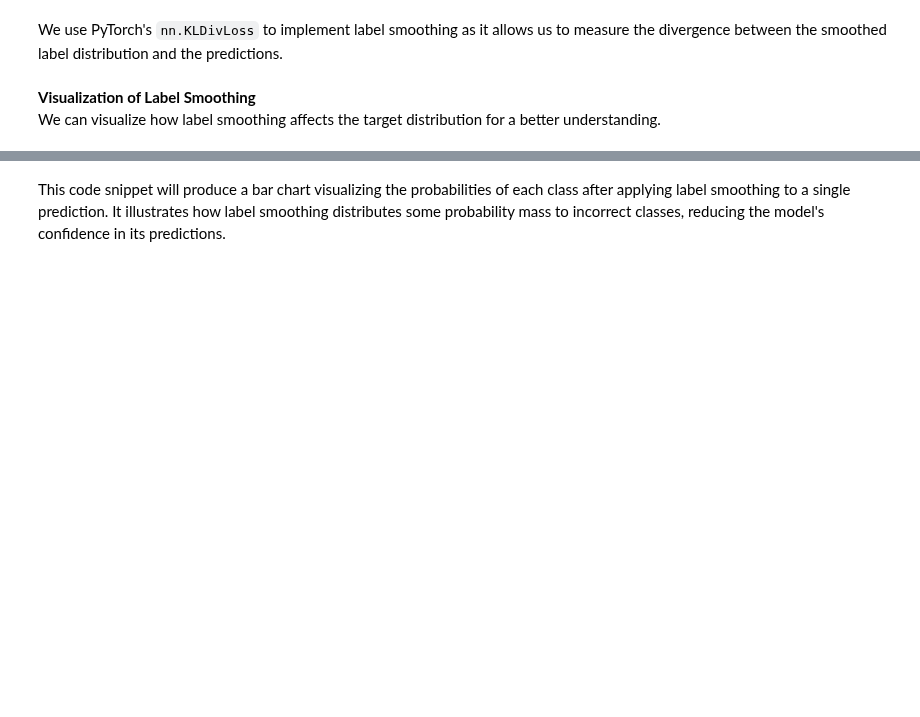
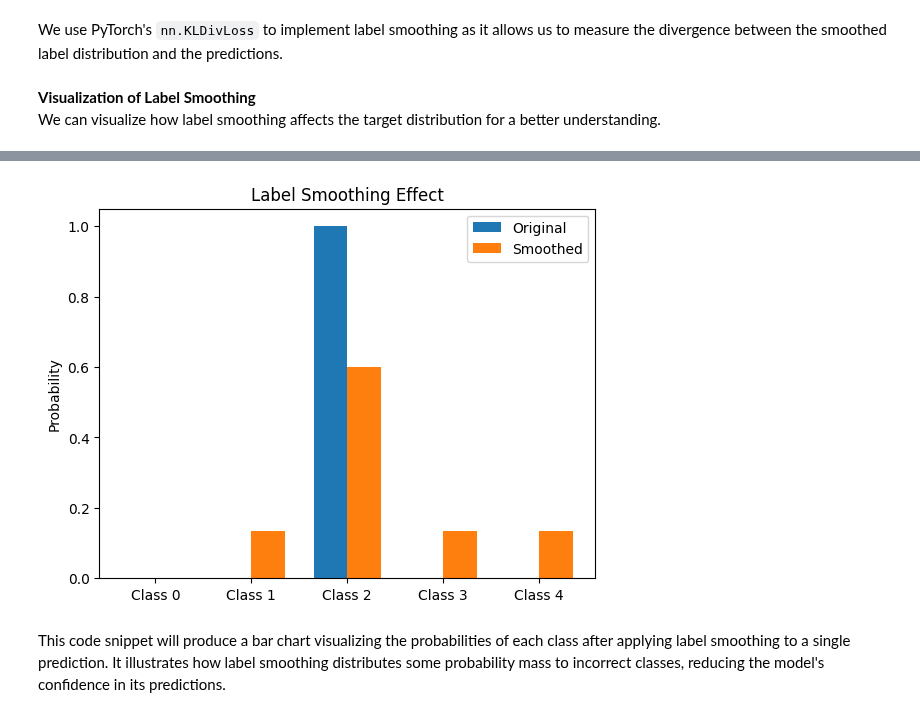
Before and after one commit to arkeodev/nlp, a Jupyter notebook: Simple_Transformers/simple_transformers.ipynb, the cells around one changed output, grey strips where cells are left out. Drawn from its saved outputs; the diff is of its cells as text; code cells hidden in the pictures; blank space fills up the shorter version.

```diff
--- a/Simple_Transformers/simple_transformers.ipynb
+++ b/Simple_Transformers/simple_transformers.ipynb
@@ -1110,7 +1110,10 @@ class LabelSmoothing(nn.Module):
 **Visualization of Label Smoothing**
 We can visualize how label smoothing affects the target distribution for a better understanding.
 # %%
-def visualize_label_smoothing_comparison():
+import matplotlib.pyplot as plt
+import numpy as np
+
+def visualize_label_smoothing_comparison_matplotlib():
     # Create a LabelSmoothing instance
     ls = LabelSmoothing(size=5, padding_idx=0, smoothing=0.4)
     # Simulated prediction
@@ -1120,33 +1123,29 @@ def visualize_label_smoothing_comparison():
     # Apply label smoothing
     ls(prediction.log(), target)
     # Extract the true distribution after label smoothing
-    smoothed_dist = ls.true_dist
+    smoothed_dist = ls.true_dist.numpy().flatten()
 
     # Assuming a hypothetical original distribution with full confidence in the correct class
-    original_dist = torch.zeros_like(smoothed_dist)
-    original_dist[0, target] = 1.0
-
-    # Convert to DataFrame for visualization
-    df_original = pd.DataFrame(original_dist.numpy(), columns=[f"Class {i}" for i in range(5)])
-    df_smoothed = pd.DataFrame(smoothed_dist.numpy(), columns=[f"Class {i}" for i in range(5)])
-
-    # Add a column to distinguish between original and smoothed
-    df_original['Type'] = 'Original'
-    df_smoothed['Type'] = 'Smoothed'
-
-    # Concatenate DataFrames and melt for Altair
-    df_combined = pd.concat([df_original, df_smoothed])
-    df_melted = df_combined.melt(id_vars=['Type'], var_name='Classes', value_name='Probability')
+    original_dist = np.zeros_like(smoothed_dist)
+    original_dist[target] = 1.0
 
     # Plotting
-    chart = alt.Chart(df_melted).mark_bar().encode(
-        x='Classes:N',
-        y=alt.Y('Probability:Q', axis=alt.Axis(title='Probability')),
-        color='Type:N',
-        column='Type:N'
-    ).properties(width=200, height=200, title="Label Smoothing Effect")
+    labels = [f"Class {i}" for i in range(5)]
+    x = np.arange(len(labels))  # the label locations
+    width = 0.35  # the width of the bars
 
-    return chart
+    fig, ax = plt.subplots()
+    rects1 = ax.bar(x - width/2, original_dist, width, label='Original')
+    rects2 = ax.bar(x + width/2, smoothed_dist, width, label='Smoothed')
 
-visualize_label_smoothing_comparison()
+    # Add some text for labels, title and custom x-axis tick labels, etc.
+    ax.set_ylabel('Probability')
+    ax.set_title('Label Smoothing Effect')
+    ax.set_xticks(x)
+    ax.set_xticklabels(labels)
+    ax.legend()
+
+    plt.show()
+
+visualize_label_smoothing_comparison_matplotlib()
 # %% [output]
@@ -1154,3 +1152,4 @@ visualize_label_smoothing_comparison()
+[figure, added]
 # %% [markdown]
 This code snippet will produce a bar chart visualizing the probabilities of each class after applying label smoothing to a single prediction. It illustrates how label smoothing distributes some probability mass to incorrect classes, reducing the model's confidence in its predictions.
 # %% [markdown]
```
Also changed, not shown: parts of 1 cell of this notebook.
